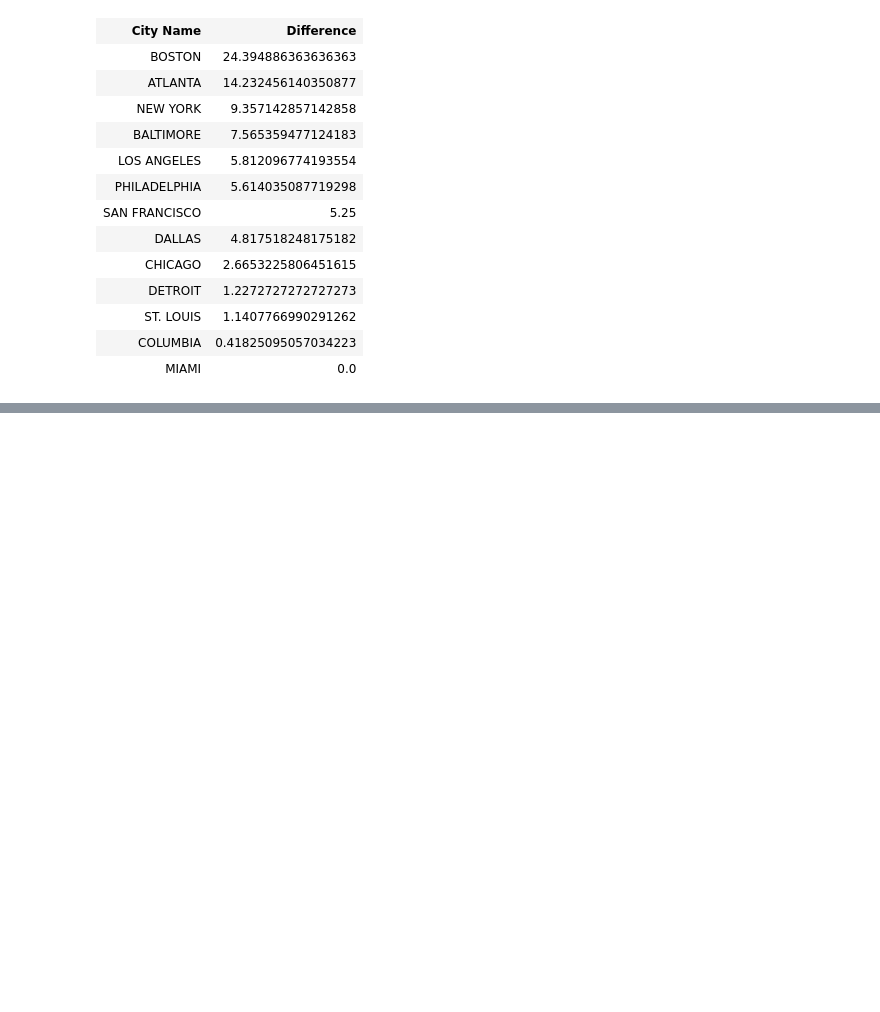
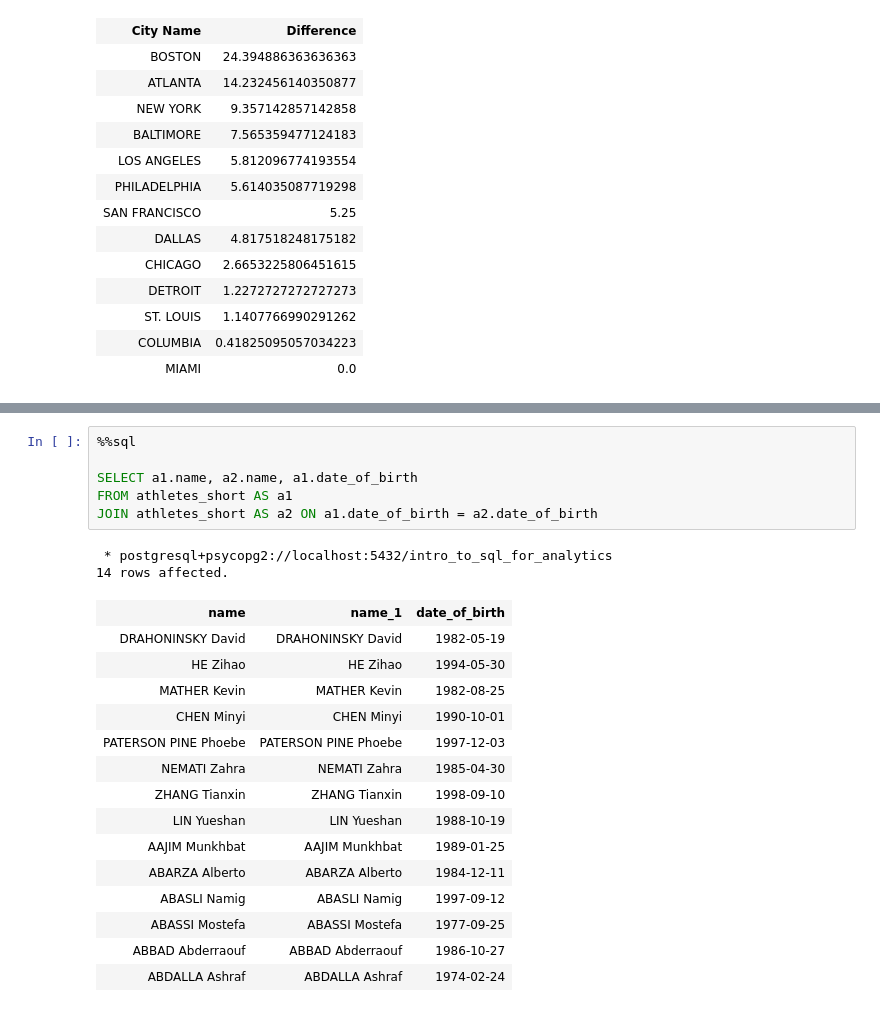
Before and after one commit to ilhaam-start/data_processing_and_analysis_with_sql, a Jupyter notebook: sql_bites/notebooks/sql_kickoff.ipynb, the cells around one changed output, grey strips where cells are left out. Saved outputs shown, nothing was run; the diff lists cells and outputs as text; blank space fills up the shorter version.

```diff
--- a/sql_bites/notebooks/sql_kickoff.ipynb
+++ b/sql_bites/notebooks/sql_kickoff.ipynb
@@ -742,0 +827,24 @@ ORDER BY "Difference" DESC
+# %%
+%%sql
+
+SELECT a1.name, a2.name, a1.date_of_birth
+FROM athletes_short AS a1
+JOIN athletes_short AS a2 ON a1.date_of_birth = a2.date_of_birth
+# %% [output]
+ * postgresql+psycopg2://localhost:5432/intro_to_sql_for_analytics
+14 rows affected.
+| name | name_1 | date_of_birth |
+| DRAHONINSKY David | DRAHONINSKY David | 1982-05-19 |
+| HE Zihao | HE Zihao | 1994-05-30 |
+| MATHER Kevin | MATHER Kevin | 1982-08-25 |
+| CHEN Minyi | CHEN Minyi | 1990-10-01 |
+| PATERSON PINE Phoebe | PATERSON PINE Phoebe | 1997-12-03 |
+| NEMATI Zahra | NEMATI Zahra | 1985-04-30 |
+| ZHANG Tianxin | ZHANG Tianxin | 1998-09-10 |
+| LIN Yueshan | LIN Yueshan | 1988-10-19 |
+| AAJIM Munkhbat | AAJIM Munkhbat | 1989-01-25 |
+| ABARZA Alberto | ABARZA Alberto | 1984-12-11 |
+| ABASLI Namig | ABASLI Namig | 1997-09-12 |
+| ABASSI Mostefa | ABASSI Mostefa | 1977-09-25 |
+| ABBAD Abderraouf | ABBAD Abderraouf | 1986-10-27 |
+| ABDALLA Ashraf | ABDALLA Ashraf | 1974-02-24 |
```
Also changed, not shown: parts of 7 cells of this notebook.
